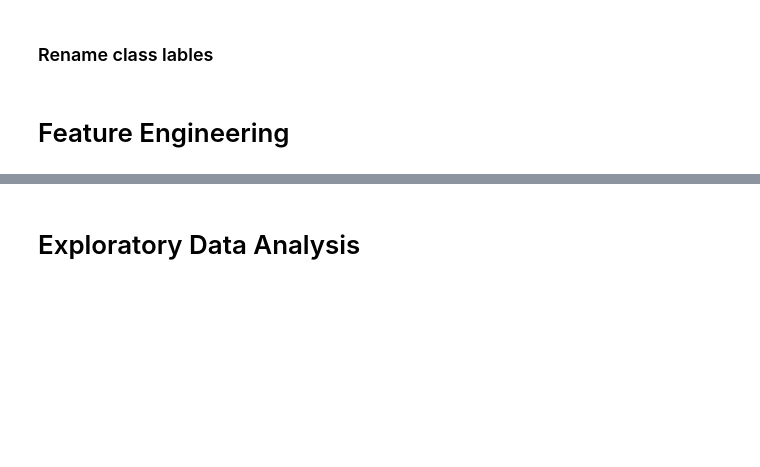
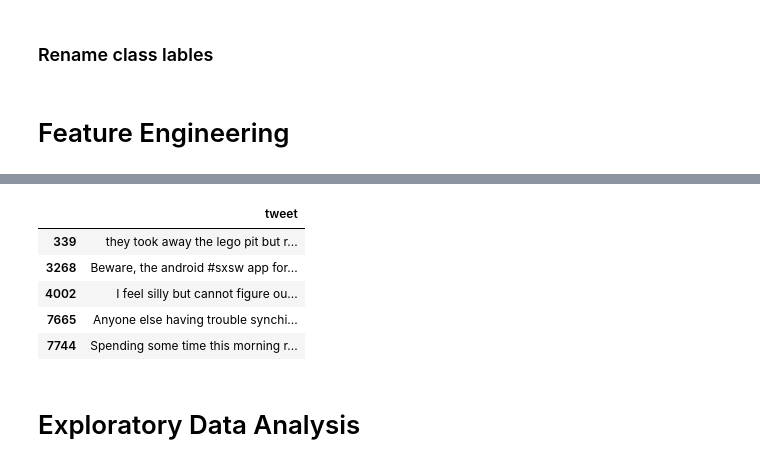
Before and after one commit to ryanreilly/phase_4_project, a Jupyter notebook: final_notebook.ipynb, the cells around one changed output, grey strips where cells are left out. Saved outputs shown, nothing was run; the diff lists cells and outputs as text; code cells hidden in the pictures; blank space fills up the shorter version.

```diff
--- a/final_notebook.ipynb
+++ b/final_notebook.ipynb
@@ -180,3 +259,16 @@ df['sentiment'].replace({'No emotion toward brand or product': 'Nuetral', 'Posit
+# %%
+pd.set_option('display.max_colwidth', None)
+
+data_neg = df[(df['sentiment'] =='Negative')]
+
+pd.DataFrame(data_neg.loc[(data_neg['tweet'].str.contains('android'))]['tweet'])
+# %% [output]
+|  | tweet |
+| 339 | they took away the lego pit but r... |
+| 3268 | Beware, the android #sxsw app for... |
+| 4002 | I feel silly but cannot figure ou... |
+| 7665 | Anyone else having trouble synchi... |
+| 7744 | Spending some time this morning r... |
 # %% [markdown]
 # Exploratory Data Analysis
 # %% [markdown]
```
Also changed, not shown: parts of 66 cells of this notebook.
